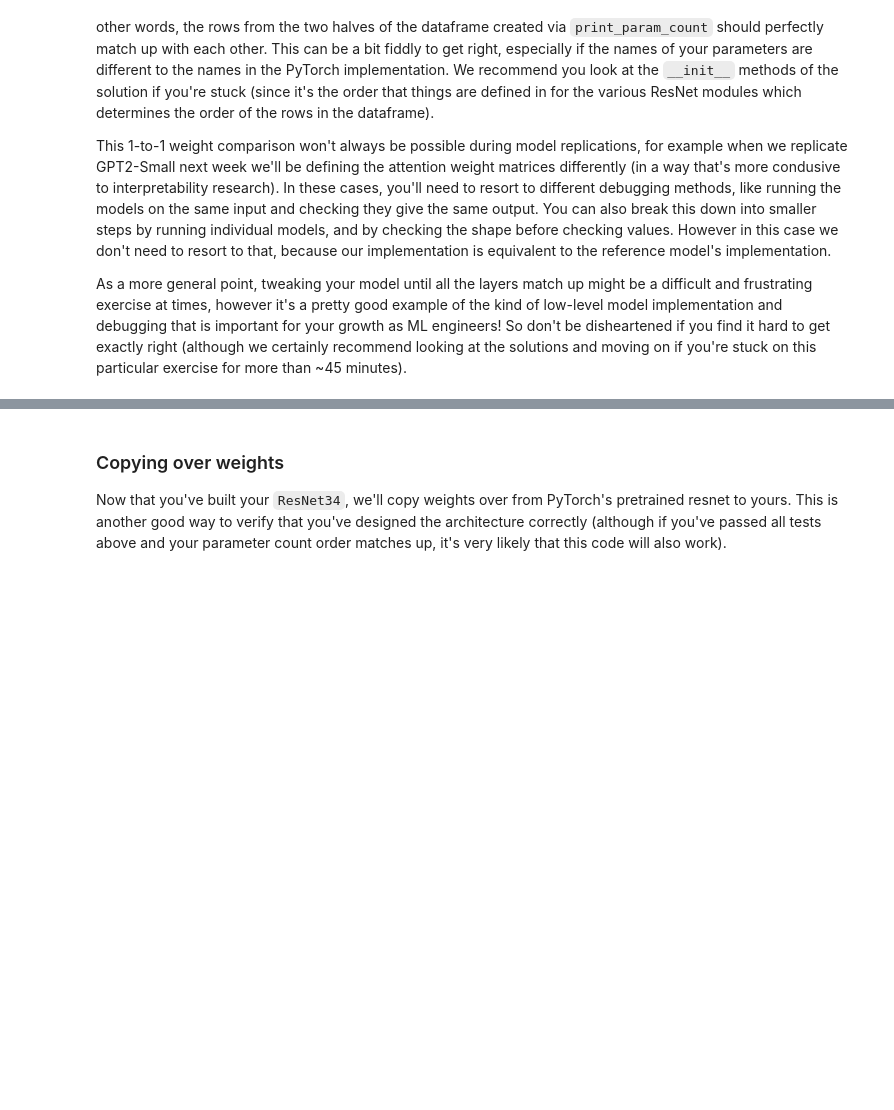
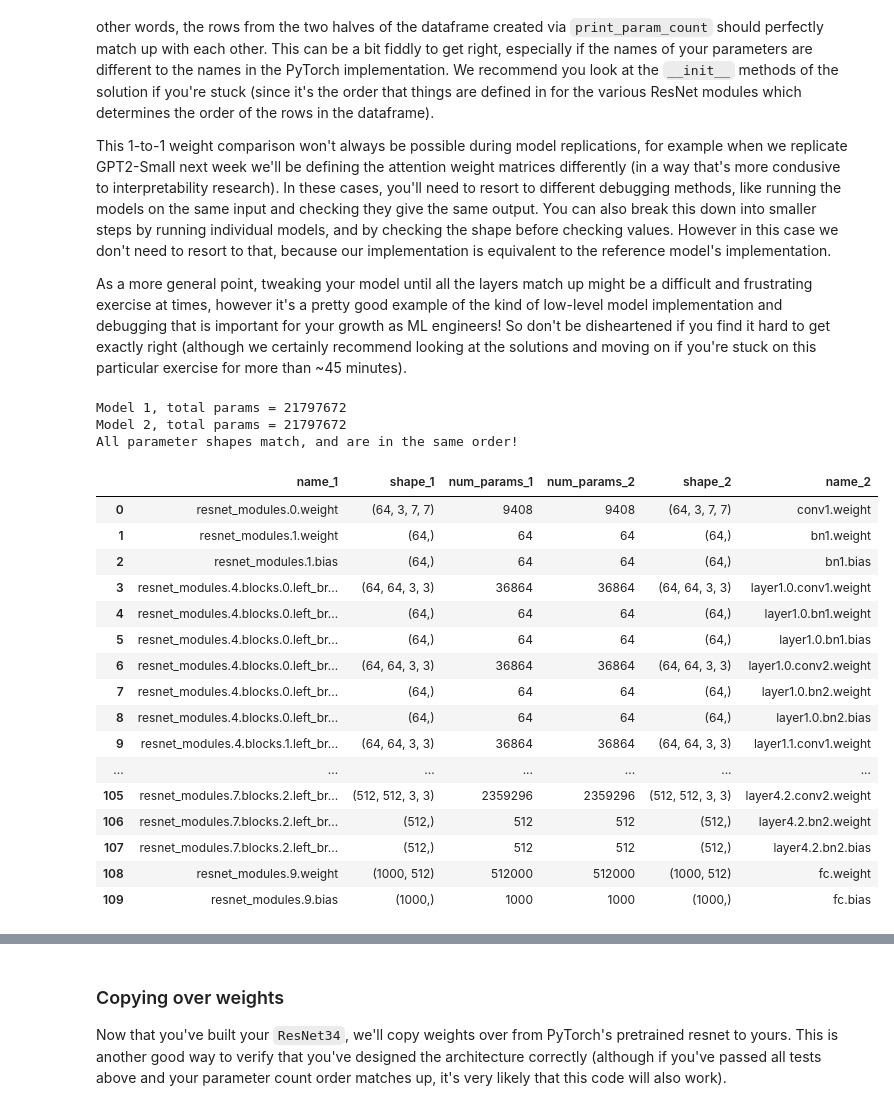
Before and after one commit to efe-aras/C1GamesStarterKit, a Jupyter notebook: chapter0_fundamentals/exercises/part2_cnns/0.2_CNNs_&_ResNets_exercises.ipynb, the cells around one changed output, grey strips where cells are left out. Saved outputs shown, nothing was run; the diff lists cells and outputs as text; code cells hidden in the pictures; blank space fills up the shorter version.

```diff
--- a/chapter0_fundamentals/exercises/part2_cnns/0.2_CNNs_&_ResNets_exercises.ipynb
+++ b/chapter0_fundamentals/exercises/part2_cnns/0.2_CNNs_&_ResNets_exercises.ipynb
@@ -1683,7 +1641,7 @@ class AveragePool(nn.Module):
         Return: shape (batch, channels)
         """
 
-        return torch.mean(x, keep_dim = 1)
+        return torch.mean(x, dim = (2, 3))
 
 
         raise NotImplementedError()
@@ -1854,8 +1833,13 @@ class BlockGroup(nn.Module):
         stride.
         """
         super().__init__()
+
+        self.blocks = Sequential(
+            ResidualBlock(in_feats, out_feats, first_stride),
+            *[ResidualBlock(out_feats, out_feats) for _ in range(n_blocks - 1)],
+        )
+
         # YOUR CODE HERE - define all components of block group
-        raise NotImplementedError()
 
     def forward(self, x: Tensor) -> Tensor:
         """
@@ -1865,6 +1849,10 @@ class BlockGroup(nn.Module):
 
         Return: shape (batch, out_feats, height / first_stride, width / first_stride)
         """
+        return self.blocks.forward(x)
+
+        # YOUR CODE HERE - implement forward pass
+
         raise NotImplementedError()
 
 
@@ -1926,5 +1916,6 @@ As a more general point, tweaking your model until all the layers match up might
 # %%
 class ResNet34(nn.Module):
+
     def __init__(
         self,
         n_blocks_per_group=[3, 4, 6, 3],
@@ -1935,33 +1926,79 @@ class ResNet34(nn.Module):
         super().__init__()
         out_feats0 = 64
         self.n_blocks_per_group = n_blocks_per_group
         self.out_features_per_group = out_features_per_group
         self.first_strides_per_group = first_strides_per_group
         self.n_classes = n_classes
 
         # YOUR CODE HERE - define all components of resnet34
-        raise NotImplementedError()
+
+        resnet_modules = []
+
+        resnet_modules.append(Conv2d(in_channels = 3, out_channels = out_feats0, kernel_size = 7, stride = 2, padding = 3))
+        resnet_modules.append(BatchNorm2d(64))
+        resnet_modules.append(ReLU())
+        resnet_modules.append(MaxPool2d(kernel_size=3, stride=2, padding=1))
+
+        for i in range(len(n_blocks_per_group)):
+
+          if i == 0:
+            in_feat_to_block = out_feats0
+          else:
+            in_feat_to_block = out_features_per_group[i-1]
+
+          resnet_modules.append(BlockGroup(n_blocks = n_blocks_per_group[i], in_feats = in_feat_to_block, out_feats=out_features_per_group[i], first_stride=first_strides_per_group[i]))
+
+        resnet_modules.append(AveragePool())
+        resnet_modules.append(Linear(out_features_per_group[-1], n_classes))
+
+        self.resnet_modules = Sequential(*resnet_modules)
+
 
     def forward(self, x: Tensor) -> Tensor:
         """
         x: shape (batch, channels, height, width)
         Return: shape (batch, n_classes)
         """
+        return self.resnet_modules.forward(x)
+
+        # YOUR CODE HERE - implement forward pass
+
         raise NotImplementedError()
 
 
 my_resnet = ResNet34()
 
 # (1) Test via helper function `print_param_count`
 target_resnet = (
     models.resnet34()
 )  # without supplying a `weights` argument, we just initialize with random weights
 utils.print_param_count(my_resnet, target_resnet)
 
 # (2) Test via `torchinfo.summary`
-print("My model:", torchinfo.summary(my_resnet, input_size=(1, 3, 64, 64)), sep="\n")
+print("My model:", torchinfo.summary(my_resnet, input_size=(1, 3, 64, 64), depth=6), sep="\n")
 print(
     "\nReference model:",
-    torchinfo.summary(target_resnet, input_size=(1, 3, 64, 64), depth=2),
+    torchinfo.summary(target_resnet, input_size=(1, 3, 64, 64), depth=6),
     sep="\n",
 )
+# %% [output]
+Model 1, total params = 21797672
+Model 2, total params = 21797672
+All parameter shapes match, and are in the same order!
+|  | name_1 | shape_1 | num_params_1 | num_params_2 | shape_2 | name_2 |
+| 0 | resnet_modules.0.weight | (64, 3, 7, 7) | 9408 | 9408 | (64, 3, 7, 7) | conv1.weight |
+| 1 | resnet_modules.1.weight | (64,) | 64 | 64 | (64,) | bn1.weight |
+| 2 | resnet_modules.1.bias | (64,) | 64 | 64 | (64,) | bn1.bias |
+| 3 | resnet_modules.4.blocks.0.left_br... | (64, 64, 3, 3) | 36864 | 36864 | (64, 64, 3, 3) | layer1.0.conv1.weight |
+| 4 | resnet_modules.4.blocks.0.left_br... | (64,) | 64 | 64 | (64,) | layer1.0.bn1.weight |
+| 5 | resnet_modules.4.blocks.0.left_br... | (64,) | 64 | 64 | (64,) | layer1.0.bn1.bias |
+| 6 | resnet_modules.4.blocks.0.left_br... | (64, 64, 3, 3) | 36864 | 36864 | (64, 64, 3, 3) | layer1.0.conv2.weight |
+| 7 | resnet_modules.4.blocks.0.left_br... | (64,) | 64 | 64 | (64,) | layer1.0.bn2.weight |
+| 8 | resnet_modules.4.blocks.0.left_br... | (64,) | 64 | 64 | (64,) | layer1.0.bn2.bias |
+| 9 | resnet_modules.4.blocks.1.left_br... | (64, 64, 3, 3) | 36864 | 36864 | (64, 64, 3, 3) | layer1.1.conv1.weight |
+| ... | ... | ... | ... | ... | ... | ... |
+| 105 | resnet_modules.7.blocks.2.left_br... | (512, 512, 3, 3) | 2359296 | 2359296 | (512, 512, 3, 3) | layer4.2.conv2.weight |
+| 106 | resnet_modules.7.blocks.2.left_br... | (512,) | 512 | 512 | (512,) | layer4.2.bn2.weight |
+| 107 | resnet_modules.7.blocks.2.left_br... | (512,) | 512 | 512 | (512,) | layer4.2.bn2.bias |
+| 108 | resnet_modules.9.weight | (1000, 512) | 512000 | 512000 | (1000, 512) | fc.weight |
+| 109 | resnet_modules.9.bias | (1000,) | 1000 | 1000 | (1000,) | fc.bias |
```
Also changed, not shown: parts of 22 cells of this notebook.
